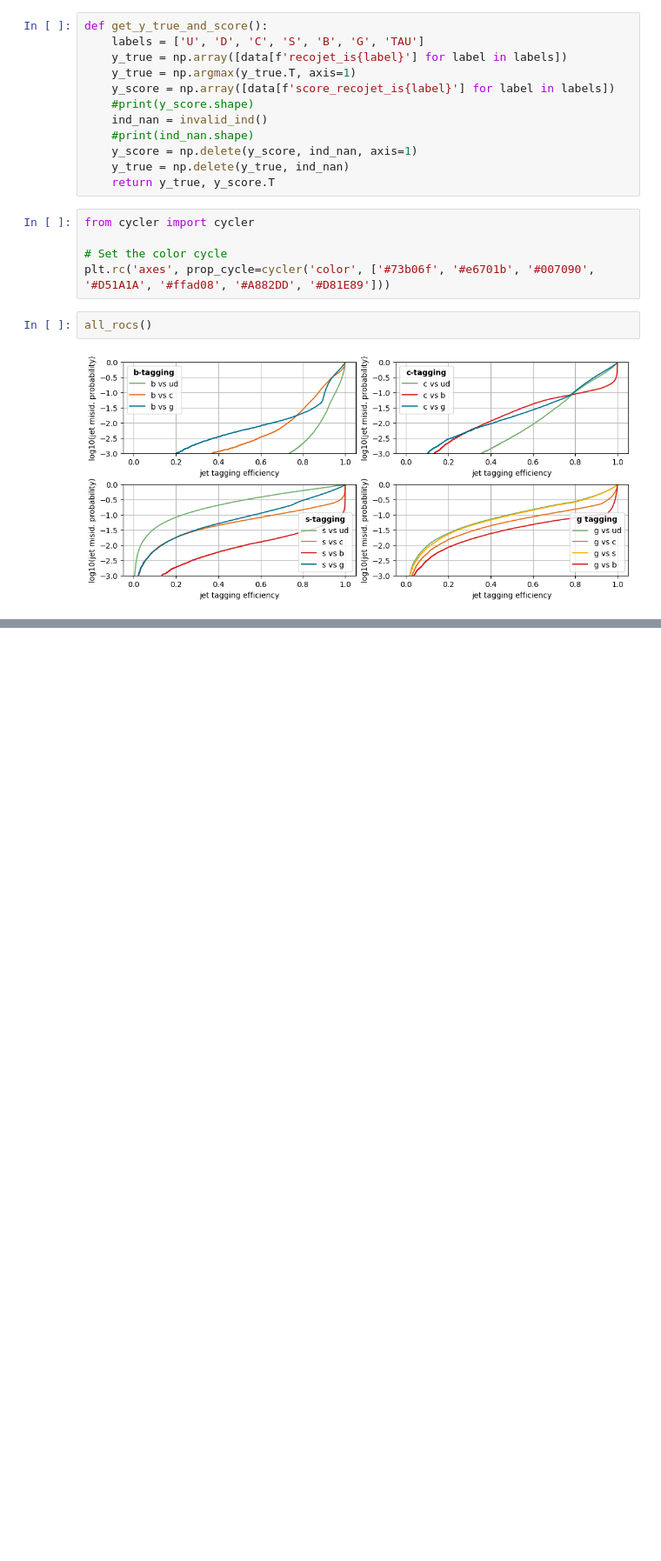
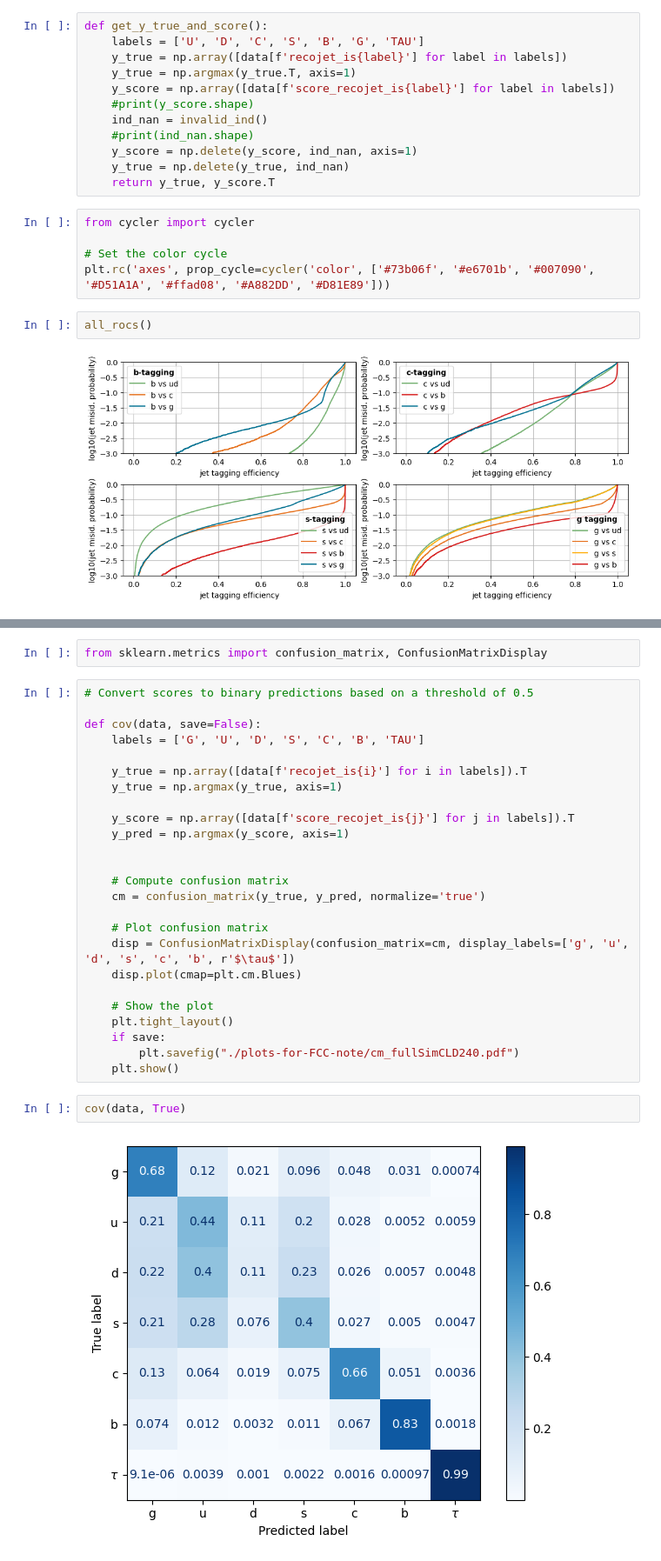
Before and after one commit to saracreates/TaggingResults, a Jupyter notebook: nn_evaluation_FullSimCLD240.ipynb, the cells around one changed output, grey strips where cells are left out. Shown at 87% size. Cells and saved outputs as stored; diff of their text form; blank space fills up the shorter version.

Commit message:
eval notebooks & cov matrix

```diff
--- a/nn_evaluation_FullSimCLD240.ipynb
+++ b/nn_evaluation_FullSimCLD240.ipynb
@@ -348,0 +371,31 @@ all_rocs()
+# %%
+from sklearn.metrics import confusion_matrix, ConfusionMatrixDisplay
+# %%
+# Convert scores to binary predictions based on a threshold of 0.5
+
+def cov(data, save=False):
+    labels = ['G', 'U', 'D', 'S', 'C', 'B', 'TAU']
+
+    y_true = np.array([data[f'recojet_is{i}'] for i in labels]).T
+    y_true = np.argmax(y_true, axis=1)
+
+    y_score = np.array([data[f'score_recojet_is{j}'] for j in labels]).T
+    y_pred = np.argmax(y_score, axis=1)
+
+
+    # Compute confusion matrix
+    cm = confusion_matrix(y_true, y_pred, normalize='true')
+
+    # Plot confusion matrix
+    disp = ConfusionMatrixDisplay(confusion_matrix=cm, display_labels=['g', 'u', 'd', 's', 'c', 'b', r'$\tau$'])
+    disp.plot(cmap=plt.cm.Blues)
+
+    # Show the plot
+    plt.tight_layout()
+    if save:
+        plt.savefig("./plots-for-FCC-note/cm_fullSimCLD240.pdf")
+    plt.show()
+# %%
+cov(data, True)
+# %% [output]
+[figure, added]
```
Also changed, not shown: parts of 2 cells of this notebook, 3 other files.
